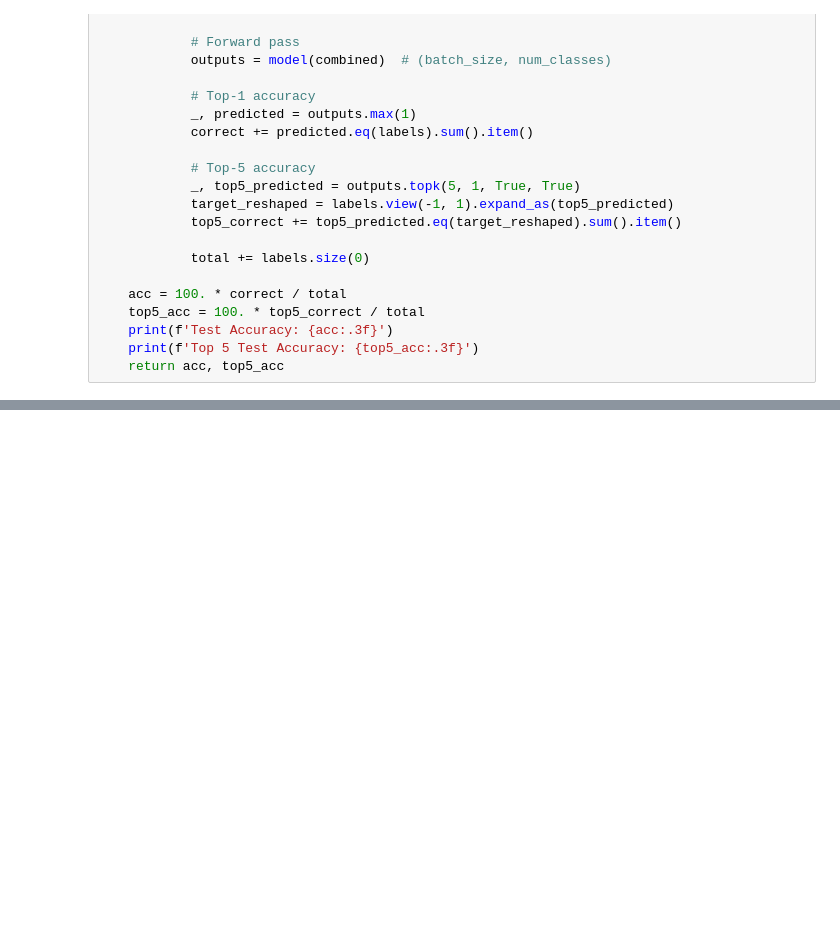
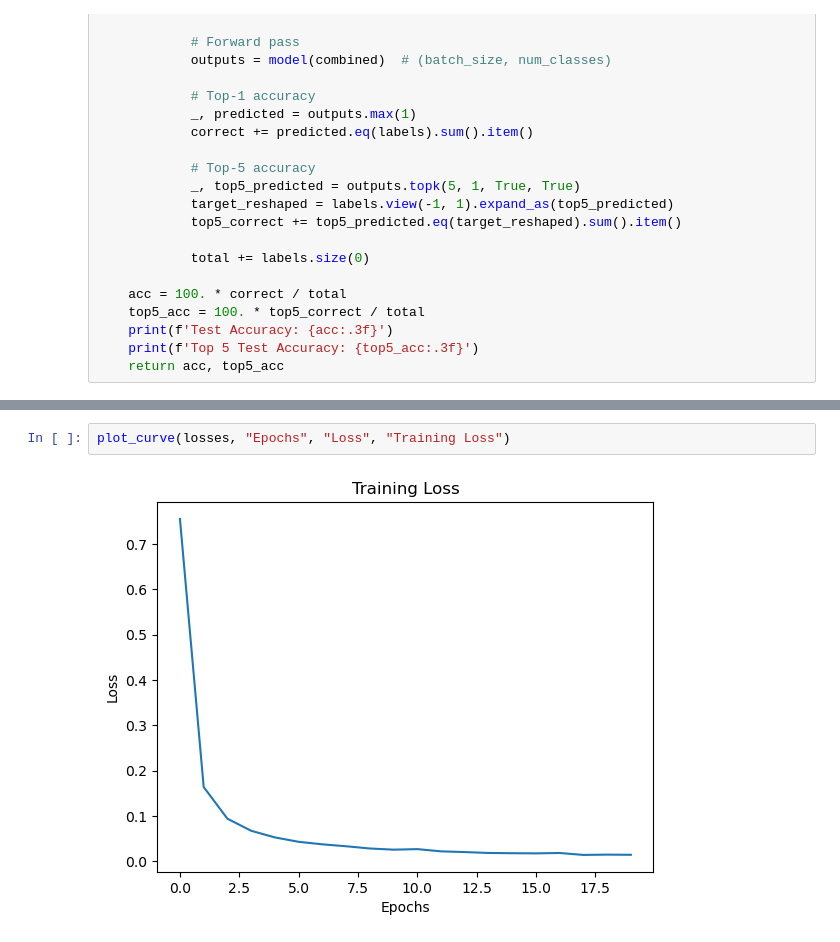
Before and after one commit to wardvdnb/Dialog-Act-Recognition-Project, a Jupyter notebook: Project.ipynb, the cells around one changed output, grey strips where cells are left out. Drawn from its saved outputs; the diff is of its cells as text; blank space fills up the shorter version.

```diff
--- a/Project.ipynb
+++ b/Project.ipynb
@@ -810,0 +790,4 @@ Top 5 Test Accuracy: 99.662
+# %%
+plot_curve(losses, "Epochs", "Loss", "Training Loss")
+# %% [output]
+[figure, added]
```
Also changed, not shown: parts of 16 cells of this notebook, 2 other files.
